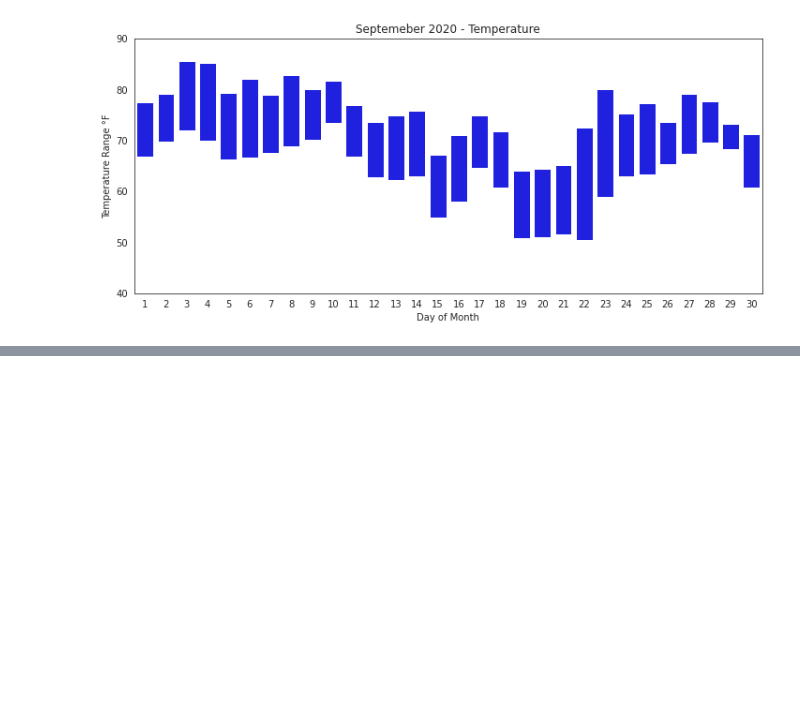
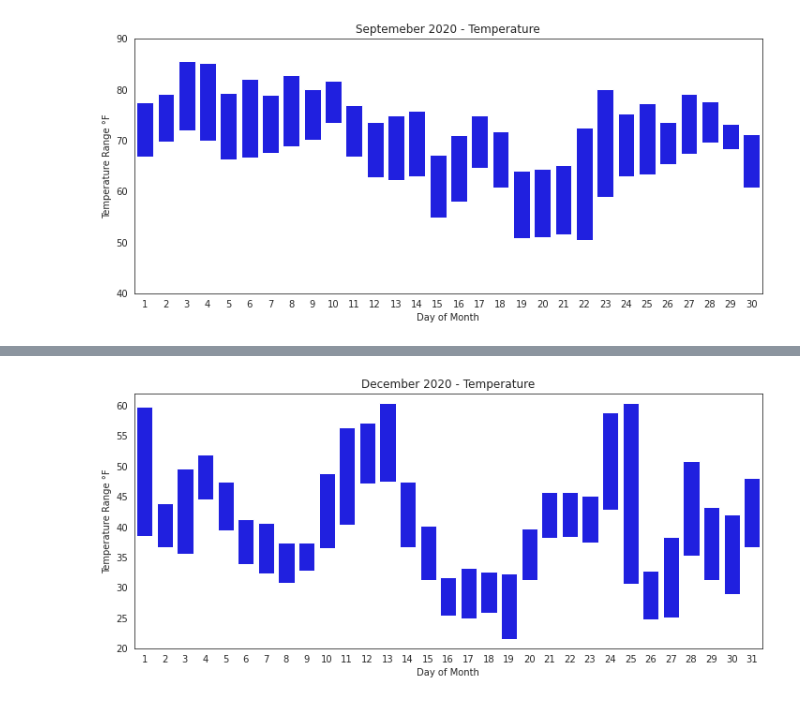
Before and after one commit to ckran/bikeshare, a Jupyter notebook: weather.ipynb, the cells around one changed output, grey strips where cells are left out. Saved outputs shown, nothing was run; the diff lists cells and outputs as text; code cells hidden in the pictures; blank space fills up the shorter version.

```diff
--- a/weather.ipynb
+++ b/weather.ipynb
@@ -183,0 +252,18 @@ overlay.set_ylim(40,90) ; # show temperature range 40° to 90°
+# %%
+def chart_temp(dfweather):
+    """
+    Show temperature range chart for weather DataFrame
+    """
+    sns.set_style("white")
+    plt.figure(figsize=(12,5))
+
+    # Main plot - Maximum Temperature
+    sns.barplot(data=dfweather, x='day',  y='tempmax' , color="blue" )
+    # overlay - Mininum Temperature - whiteout
+    overlay = sns.barplot(data=dfweather, x='day', y='tempmin' , color = "white")
+
+    temprange=round(min(dfweather.tempmin)-1),round(max(dfweather.tempmax)+1)
+    title=dfweather.datetime[0].month_name() + ' ' + str(dfweather.datetime[0].year) + ' - Temperature'
+
+    overlay.set(xlabel="Day of Month", ylabel ="Temperature Range °F", title = title ) ;
+    overlay.set_ylim(temprange) ;
@@ -183,0 +294,4 @@ overlay.set_ylim(40,90) ; # show temperature range 40° to 90°
+# %%
+chart_temp(decweather)
+# %% [output]
+[figure, added]
```
Also changed, not shown: parts of 21 cells of this notebook.
